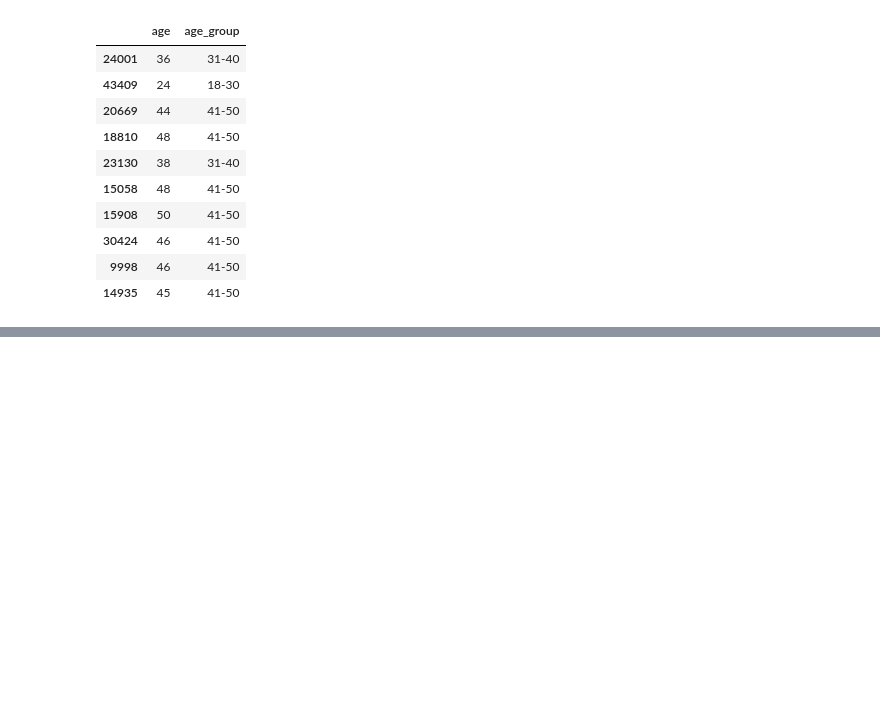
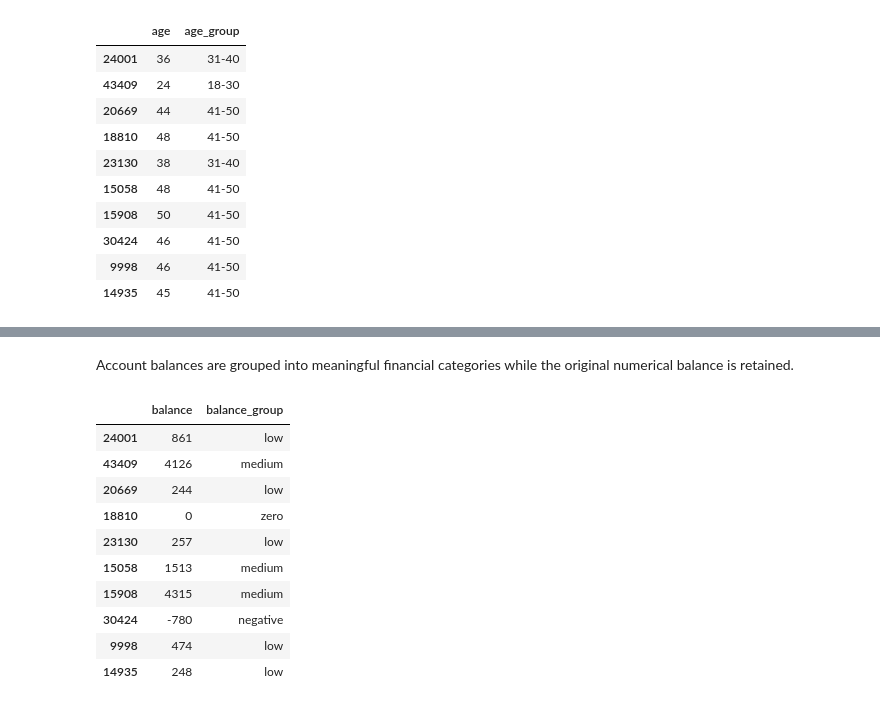
Before and after one commit to IT24102228/IT3091_Assignment_52, a Jupyter notebook: IT24101461_FeatureEngineering.ipynb, the cells around one changed output, grey strips where cells are left out. Cells and saved outputs as stored; diff of their text form; code cells hidden in the pictures; blank space fills up the shorter version.

```diff
--- a/IT24101461_FeatureEngineering.ipynb
+++ b/IT24101461_FeatureEngineering.ipynb
@@ -101,0 +104,4 @@ Name: count, dtype: int64
+# %%
+X_train_fe["has_credit_default"] = (
+    X_train_fe["default"] == "yes"
+).astype(int)
@@ -173,0 +205,12 @@ X_train_fe[["age", "age_group"]].head(10)
+# %% [markdown]
+Account balances are grouped into meaningful financial categories while the original numerical balance is retained.
+# %%
+balance_bins = [-np.inf, -1, 0, 1000, 5000, np.inf]
+# %%
+balance_labels = [
+    "negative",
+    "zero",
+    "low",
+    "medium",
+    "high"
+]
@@ -173,0 +229,14 @@ X_train_fe[["age", "age_group"]].head(10)
+# %%
+X_train_fe[["balance", "balance_group"]].head(10)
+# %% [output]
+|  | balance | balance_group |
+| 24001 | 861 | low |
+| 43409 | 4126 | medium |
+| 20669 | 244 | low |
+| 18810 | 0 | zero |
+| 23130 | 257 | low |
+| 15058 | 1513 | medium |
+| 15908 | 4315 | medium |
+| 30424 | -780 | negative |
+| 9998 | 474 | low |
+| 14935 | 248 | low |
```
Also changed, not shown: parts of 44 cells of this notebook.
